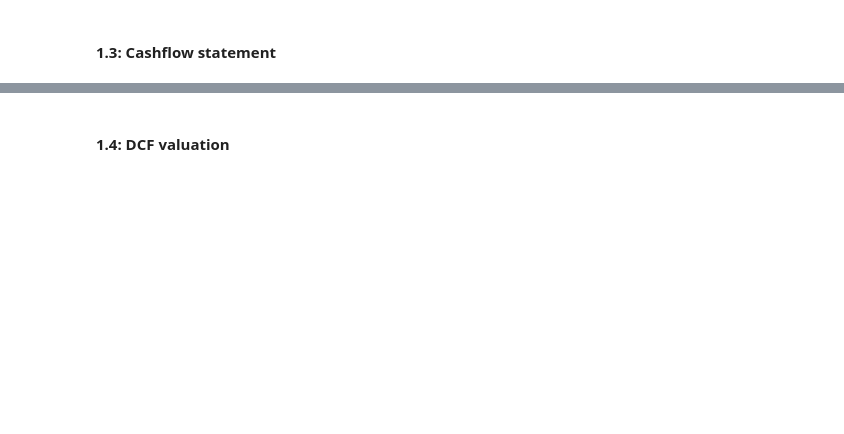
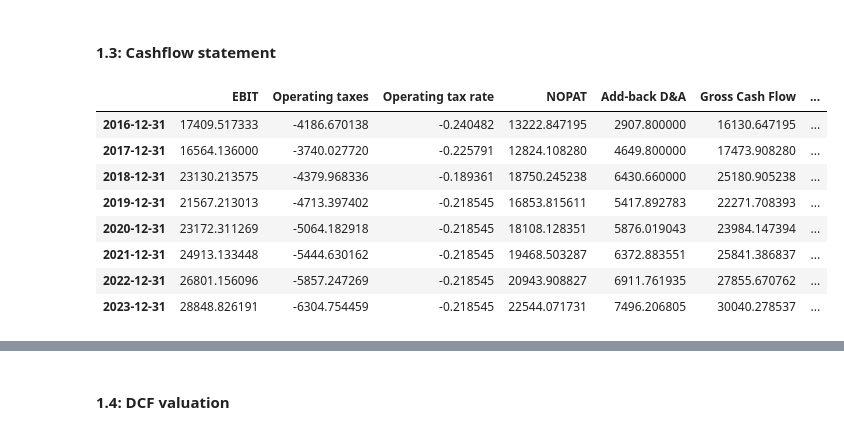
Before and after one commit to subhadri/financial_model, a Jupyter notebook: code/cheesco/company-valuation-2016-2018.ipynb, the cells around one changed output, grey strips where cells are left out. Saved outputs shown, nothing was run; the diff lists cells and outputs as text; code cells hidden in the pictures; blank space fills up the shorter version.

```diff
--- a/code/cheesco/company-valuation-2016-2018.ipynb
+++ b/code/cheesco/company-valuation-2016-2018.ipynb
@@ -86,3 +105,15 @@ report_table(statement.balance,statement.forecast_dates)
 # %% [markdown]
 #### 1.3: Cashflow statement
+# %%
+statement.cash.to_pandas_df()
+# %% [output]
+|  | EBIT | Operating taxes | Operating tax rate | NOPAT | Add-back D&A | Gross Cash Flow | ... |
+| 2016-12-31 | 17409.517333 | -4186.670138 | -0.240482 | 13222.847195 | 2907.800000 | 16130.647195 | ... |
+| 2017-12-31 | 16564.136000 | -3740.027720 | -0.225791 | 12824.108280 | 4649.800000 | 17473.908280 | ... |
+| 2018-12-31 | 23130.213575 | -4379.968336 | -0.189361 | 18750.245238 | 6430.660000 | 25180.905238 | ... |
+| 2019-12-31 | 21567.213013 | -4713.397402 | -0.218545 | 16853.815611 | 5417.892783 | 22271.708393 | ... |
+| 2020-12-31 | 23172.311269 | -5064.182918 | -0.218545 | 18108.128351 | 5876.019043 | 23984.147394 | ... |
+| 2021-12-31 | 24913.133448 | -5444.630162 | -0.218545 | 19468.503287 | 6372.883551 | 25841.386837 | ... |
+| 2022-12-31 | 26801.156096 | -5857.247269 | -0.218545 | 20943.908827 | 6911.761935 | 27855.670762 | ... |
+| 2023-12-31 | 28848.826191 | -6304.754459 | -0.218545 | 22544.071731 | 7496.206805 | 30040.278537 | ... |
 # %%
```
Also changed, not shown: parts of 18 cells of this notebook, 5 other files.
